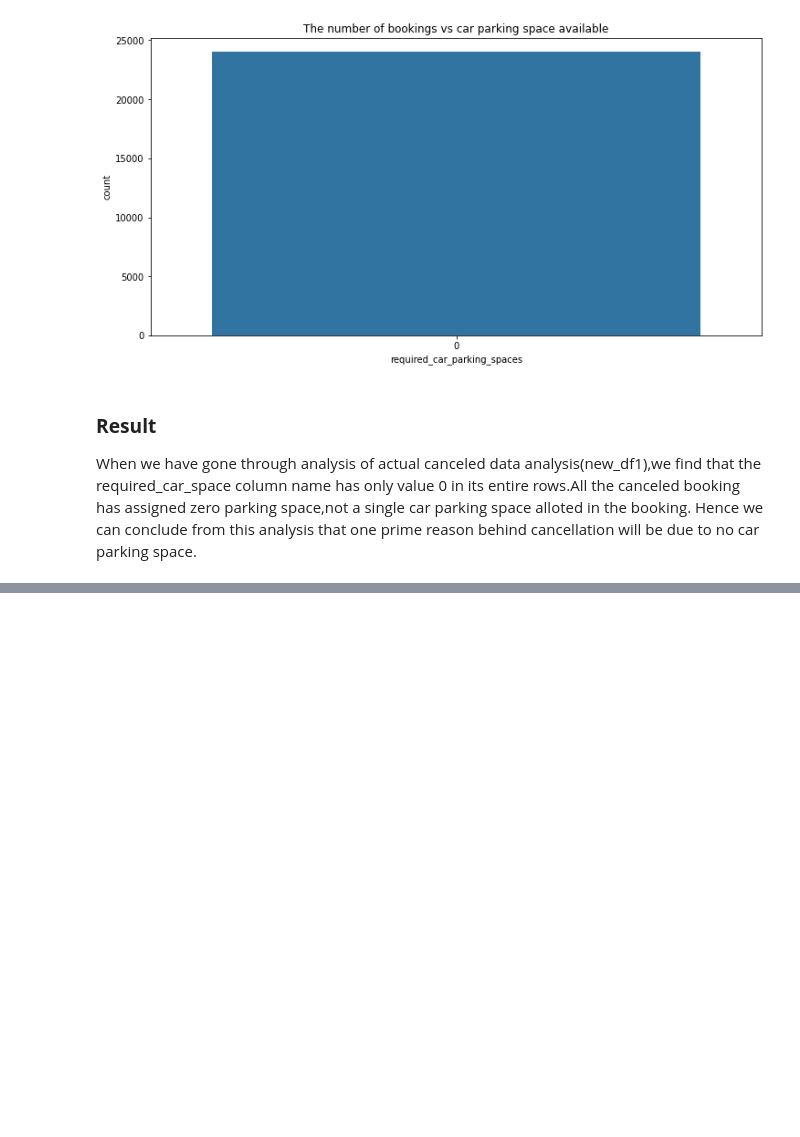
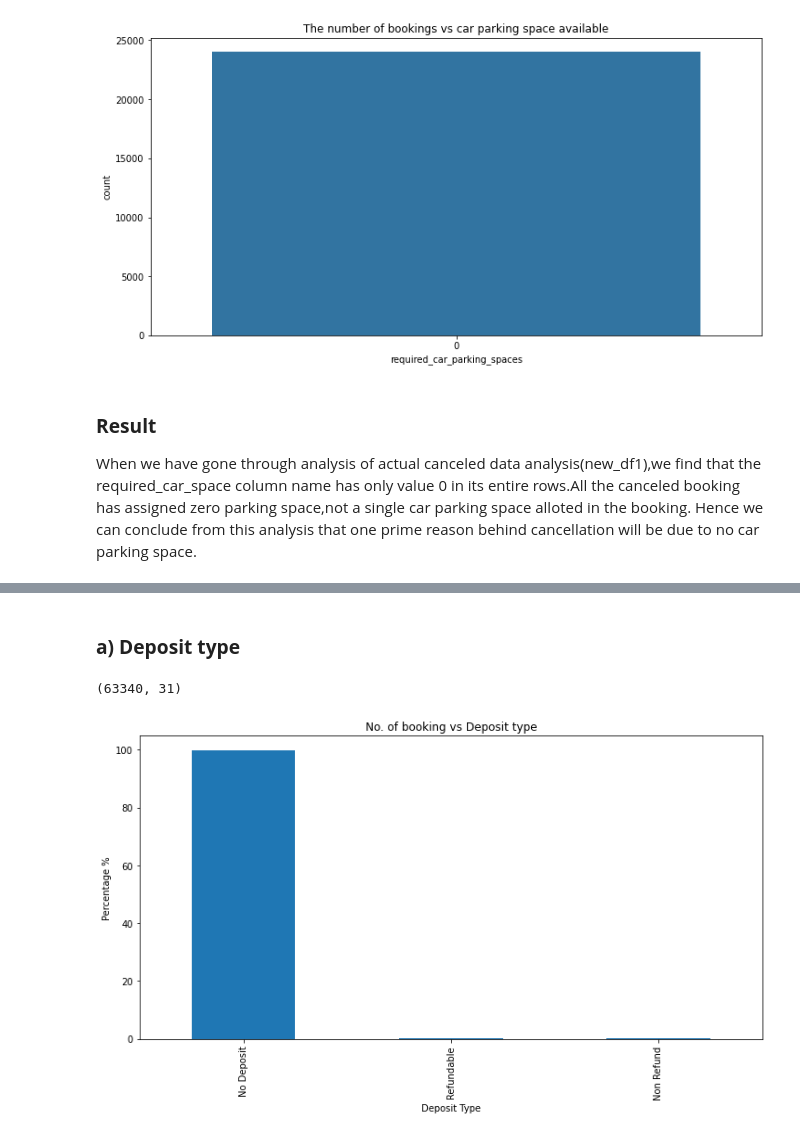
Before and after one commit to 7692TITO/EDA-Capstone-Project, a Jupyter notebook: Individual_Notebook_Capstone_Project_(Tito).ipynb, the cells around one changed output, grey strips where cells are left out. Drawn from its saved outputs; the diff is of its cells as text; code cells hidden in the pictures; blank space fills up the shorter version.

```diff
--- a/Individual_Notebook_Capstone_Project_(Tito).ipynb
+++ b/Individual_Notebook_Capstone_Project_(Tito).ipynb
@@ -363,0 +367,18 @@ When we have gone through analysis of actual canceled data analysis(new_df1),we
+# %% [markdown]
+### **a) Deposit type**
+# %%
+new_df = df[df['is_canceled'] == 0]                      # segregation of actual guest who doesn't canceled their bookings from is_canceled column
+new_df.shape
+# %% [output]
+(63340, 31)
+# %%
+factor1 = (new_df['deposit_type'].value_counts() /new_df['deposit_type'].size)*100
+# %%
+plt.rcParams['figure.figsize'] = (12,6)          # We have used matplotlib.pyplot library inorder to depict the data using bar plot
+factor1.plot(kind = 'bar')
+plt.title('No. of booking vs Deposit type')
+plt.ylabel('Percentage %')
+plt.xlabel('Deposit Type')
+plt.show()
+# %% [output]
+[figure, added]
```
Also changed, not shown: parts of 25 cells of this notebook.
